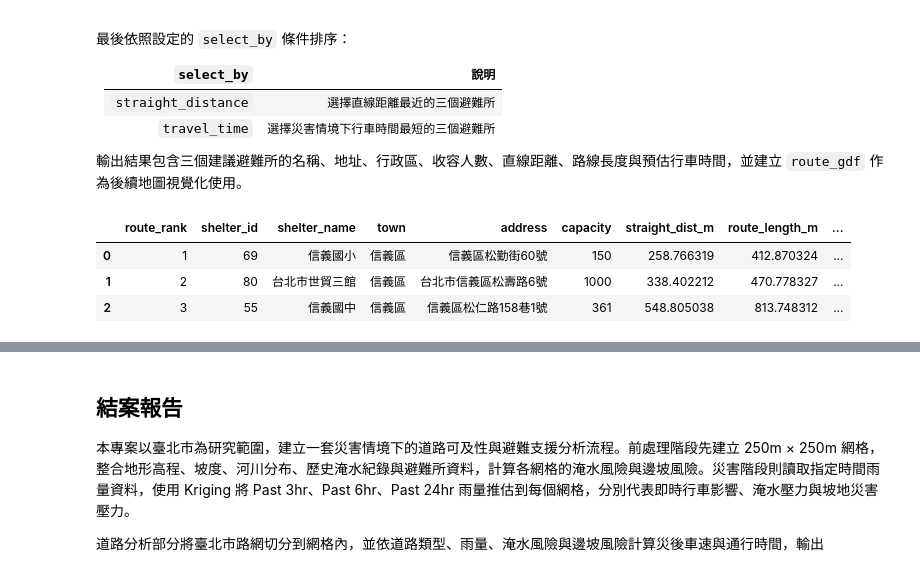
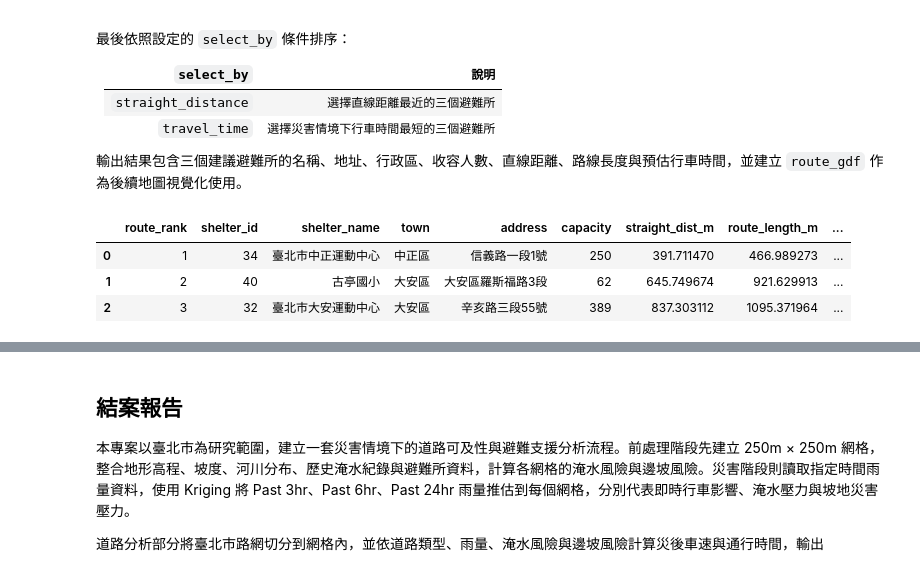
Before and after one commit to Chuang-ben/Final_project, a Jupyter notebook: Final_03_user.ipynb, the cells around one changed output, grey strips where cells are left out. Cells and saved outputs as stored; diff of their text form; code cells hidden in the pictures.

```diff
--- a/Final_03_user.ipynb
+++ b/Final_03_user.ipynb
@@ -223,9 +223,8 @@ from shapely.geometry import LineString
 from shapely.ops import linemerge
 
 # ===== 輸入使用者位置 WGS84 =====
-user_lon = 121.5654
-user_lat = 25.0330
-
+user_lon = 121.533355
+user_lat = 25.016903
 # 可選：
 # "straight_distance" = 直線距離最近三個
 # "travel_time" = 災害情境下行車時間最短三個
@@ -366,34 +365,34 @@ elif select_by == "travel_time":
         .reset_index(drop=True)
     )
 else:
     raise ValueError("select_by 只能是 'straight_distance' 或 'travel_time'")
 
 nearest_3_shelters["route_rank"] = nearest_3_shelters.index + 1
 
 route_gdf = gpd.GeoDataFrame(
     nearest_3_shelters.drop(columns=["route"]),
     geometry="geometry",
     crs=TARGET_CRS,
 )
 
 display(
     nearest_3_shelters[
         [
             "route_rank",
             "shelter_id",
             "shelter_name",
             "town",
             "address",
             "capacity",
             "straight_dist_m",
             "route_length_m",
             "travel_time_min",
         ]
     ]
 )
 # %% [output]
 |  | route_rank | shelter_id | shelter_name | town | address | capacity | straight_dist_m | route_length_m | ... |
-| 0 | 1 | 69 | 信義國小 | 信義區 | 信義區松勤街60號 | 150 | 258.766319 | 412.870324 | ... |
-| 1 | 2 | 80 | 台北市世貿三館 | 信義區 | 台北市信義區松壽路6號 | 1000 | 338.402212 | 470.778327 | ... |
-| 2 | 3 | 55 | 信義國中 | 信義區 | 信義區松仁路158巷1號 | 361 | 548.805038 | 813.748312 | ... |
+| 0 | 1 | 34 | 臺北市中正運動中心 | 中正區 | 信義路一段1號 | 250 | 391.711470 | 466.989273 | ... |
+| 1 | 2 | 40 | 古亭國小 | 大安區 | 大安區羅斯福路3段 | 62 | 645.749674 | 921.629913 | ... |
+| 2 | 3 | 32 | 臺北市大安運動中心 | 大安區 | 辛亥路三段55號 | 389 | 837.303112 | 1095.371964 | ... |
 # %% [markdown]
```
Also changed, not shown: parts of 2 cells of this notebook.
